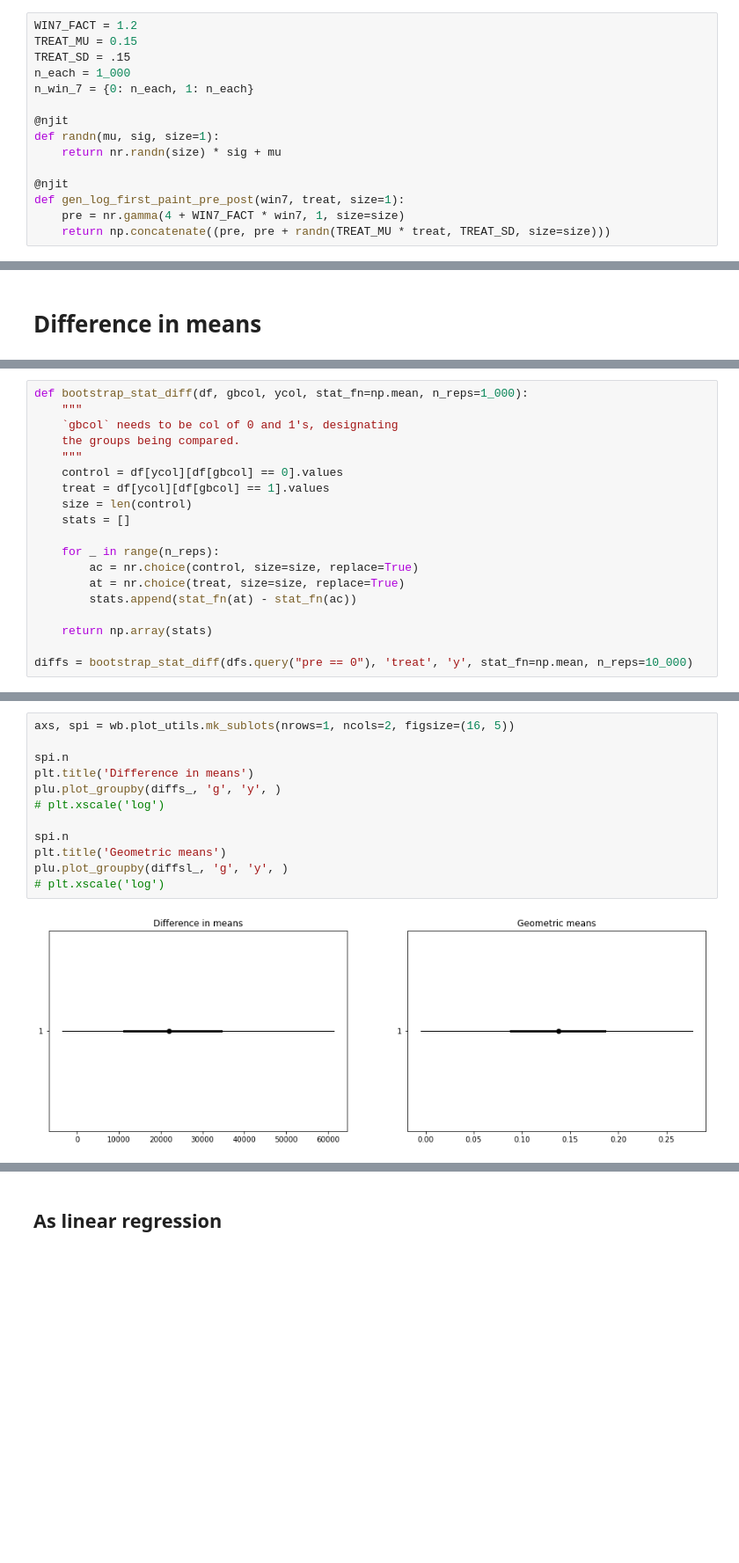
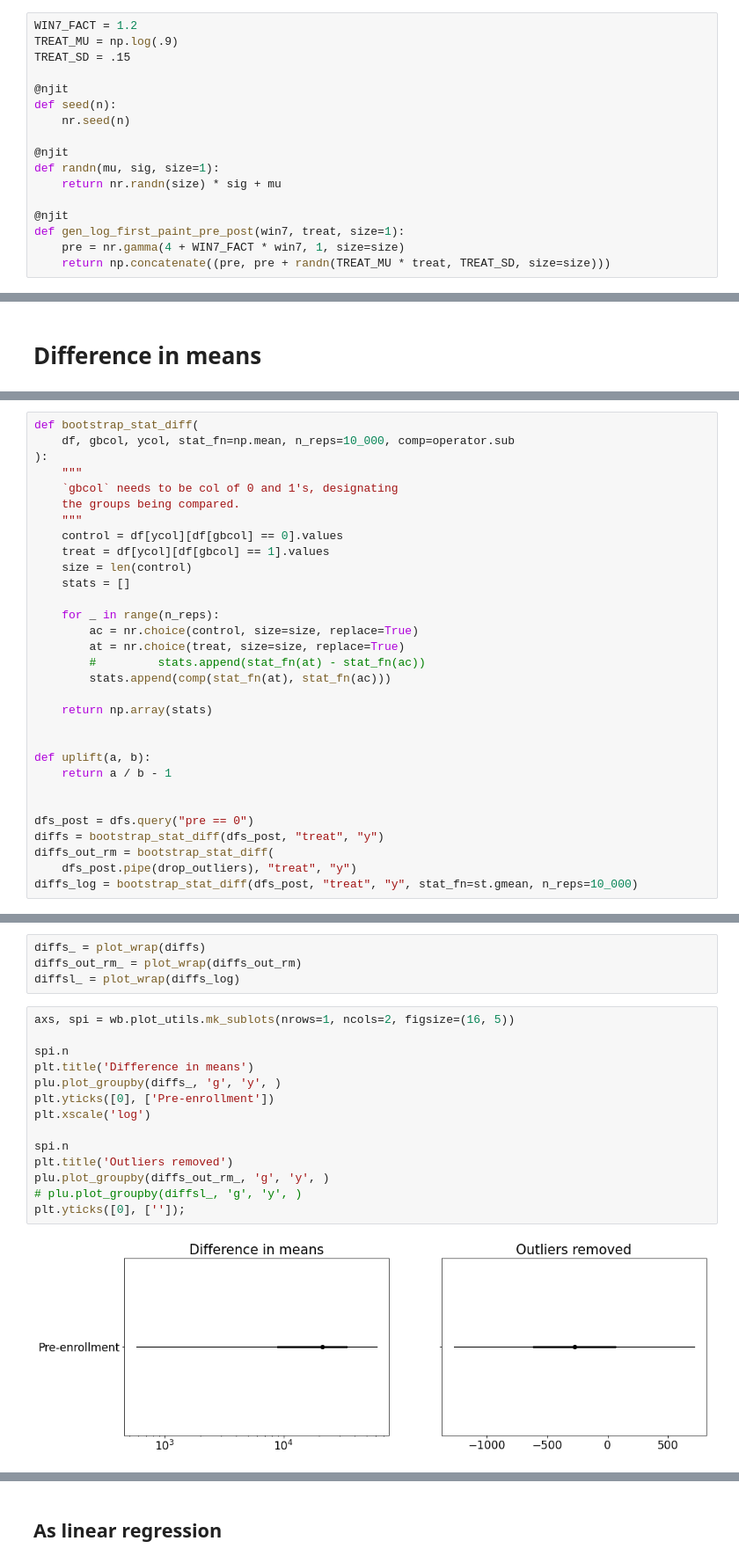
Before and after one commit to wcbeard/experiment_blocking_pretreatment, a Jupyter notebook: notebooks/timing-example.ipynb, the cells around one changed output, grey strips where cells are left out. Shown at 88% size. Drawn from its saved outputs; the diff is of its cells as text; blank space fills up the shorter version.

```diff
--- a/notebooks/timing-example.ipynb
+++ b/notebooks/timing-example.ipynb
@@ -48,10 +47,12 @@ def gen_pre_post(win7, win7_fact, treat, treat_fact, treat_std=.15, exp=True):
 ### With Numba
 # %%
 WIN7_FACT = 1.2
-TREAT_MU = 0.15
+TREAT_MU = np.log(.9)
 TREAT_SD = .15
-n_each = 1_000
-n_win_7 = {0: n_each, 1: n_each}
+
+@njit
+def seed(n):
+    nr.seed(n)
 
 @njit
 def randn(mu, sig, size=1):
@@ -188,5 +207,7 @@ Name: y, dtype: float64
 # %%
-def bootstrap_stat_diff(df, gbcol, ycol, stat_fn=np.mean, n_reps=1_000):
+def bootstrap_stat_diff(
+    df, gbcol, ycol, stat_fn=np.mean, n_reps=10_000, comp=operator.sub
+):
     """
     `gbcol` needs to be col of 0 and 1's, designating
     the groups being compared.
@@ -199,8 +220,18 @@ def bootstrap_stat_diff(df, gbcol, ycol, stat_fn=np.mean, n_reps=1_000):
     for _ in range(n_reps):
         ac = nr.choice(control, size=size, replace=True)
         at = nr.choice(treat, size=size, replace=True)
-        stats.append(stat_fn(at) - stat_fn(ac))
+        #         stats.append(stat_fn(at) - stat_fn(ac))
+        stats.append(comp(stat_fn(at), stat_fn(ac)))
 
     return np.array(stats)
 
-diffs = bootstrap_stat_diff(dfs.query("pre == 0"), 'treat', 'y', stat_fn=np.mean, n_reps=10_000)
+
+def uplift(a, b):
+    return a / b - 1
+
+
+dfs_post = dfs.query("pre == 0")
+diffs = bootstrap_stat_diff(dfs_post, "treat", "y")
+diffs_out_rm = bootstrap_stat_diff(
+    dfs_post.pipe(drop_outliers), "treat", "y")
+diffs_log = bootstrap_stat_diff(dfs_post, "treat", "y", stat_fn=st.gmean, n_reps=10_000)
@@ -218,14 +249,20 @@ diffsl_ = plot_wrap(diffs_log)
+# %%
+diffs_ = plot_wrap(diffs)
+diffs_out_rm_ = plot_wrap(diffs_out_rm)
+diffsl_ = plot_wrap(diffs_log)
 # %%
 axs, spi = wb.plot_utils.mk_sublots(nrows=1, ncols=2, figsize=(16, 5))
 
 spi.n
 plt.title('Difference in means')
 plu.plot_groupby(diffs_, 'g', 'y', )
-# plt.xscale('log')
+plt.yticks([0], ['Pre-enrollment'])
+plt.xscale('log')
 
 spi.n
-plt.title('Geometric means')
-plu.plot_groupby(diffsl_, 'g', 'y', )
-# plt.xscale('log')
+plt.title('Outliers removed')
+plu.plot_groupby(diffs_out_rm_, 'g', 'y', )
+# plu.plot_groupby(diffsl_, 'g', 'y', )
+plt.yticks([0], ['']);
 # %% [output]
-[figure, old version]
+[figure, new version]
```
Also changed, not shown: parts of 32 cells of this notebook, 5 other files.
